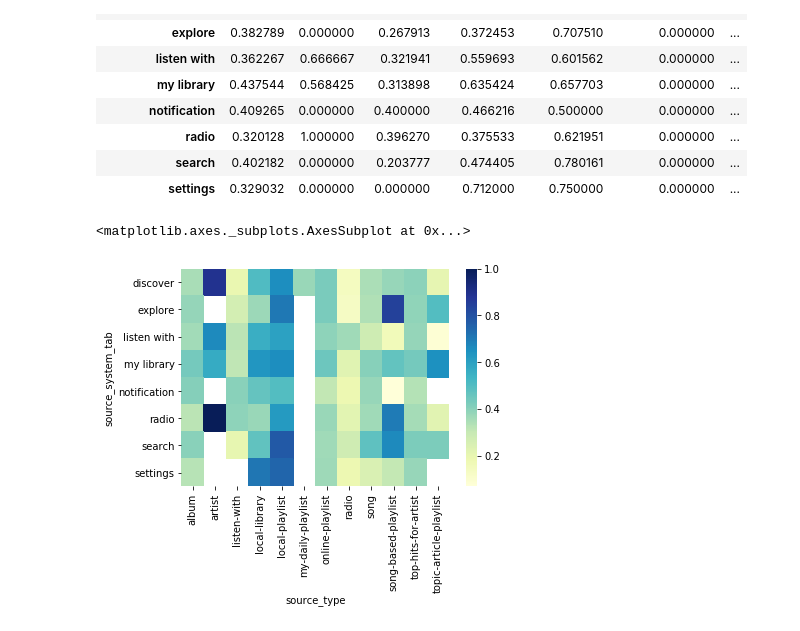
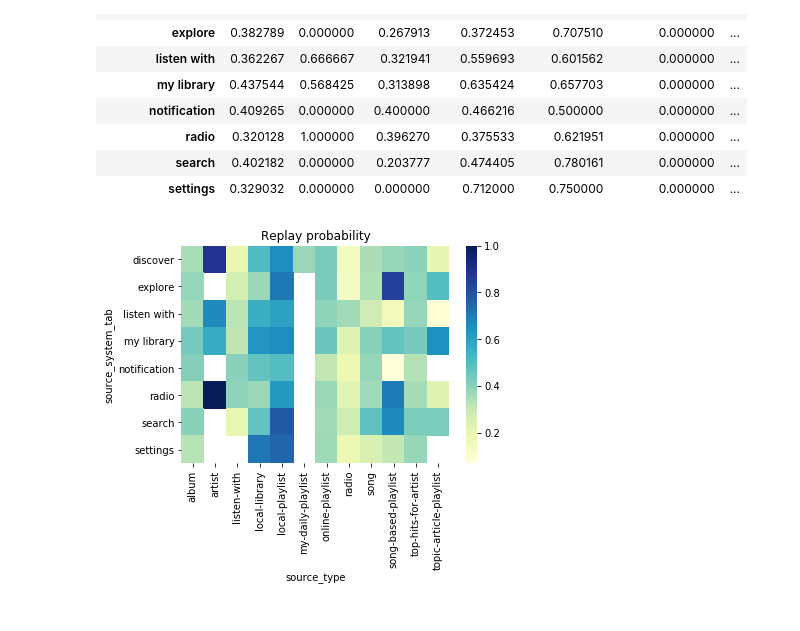
Before and after one commit to avilvil/capstone-project, a Jupyter notebook: Initial_exploratory_data.ipynb, the cells around one changed output. Saved outputs shown, nothing was run; the diff lists cells and outputs as text; code cells hidden in the pictures.

```diff
--- a/Initial_exploratory_data.ipynb
+++ b/Initial_exploratory_data.ipynb
@@ -13,7 +52,7 @@ import seaborn as sns
 import numpy as np
 # %%
-#Loading train document
-train=pd.read_csv('data/train.csv', na_values='Unknown')
+#Loading clean train document
+train=pd.read_csv('data/train_clean.csv')
 print(train.head())
 # %% [output]
                                            msno  \
@@ -281,6 +415,7 @@ system_type.fillna(0)
 # %%
 #Plot heatmap showing probability of re-play song based on the source_system_tab/source_type combination
 sns.heatmap(system_type, cmap="YlGnBu")
+plt.title('Replay probability')
+plt.show()
 # %% [output]
-<matplotlib.axes._subplots.AxesSubplot at 0x...>
-[figure, old version]
+[figure, new version]
```
Also changed, not shown: parts of 72 cells of this notebook, 3 other files.
